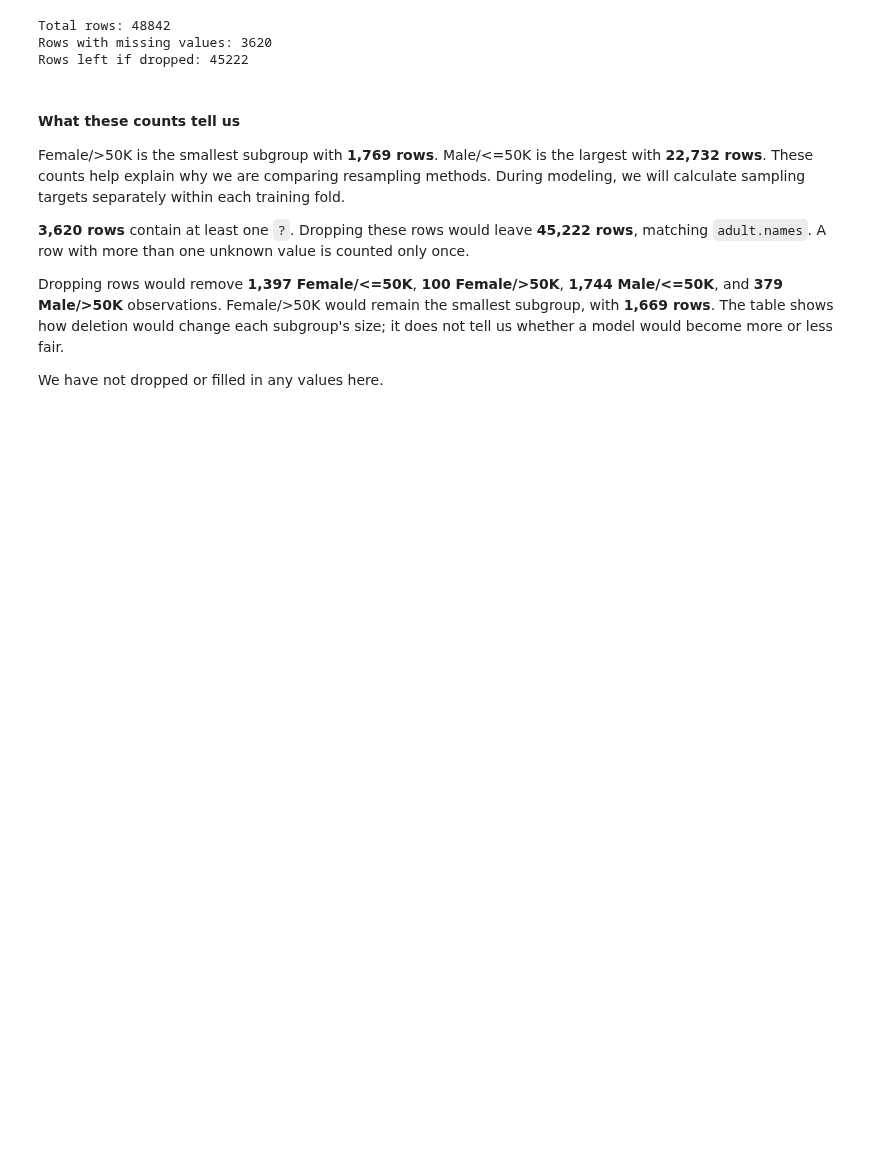
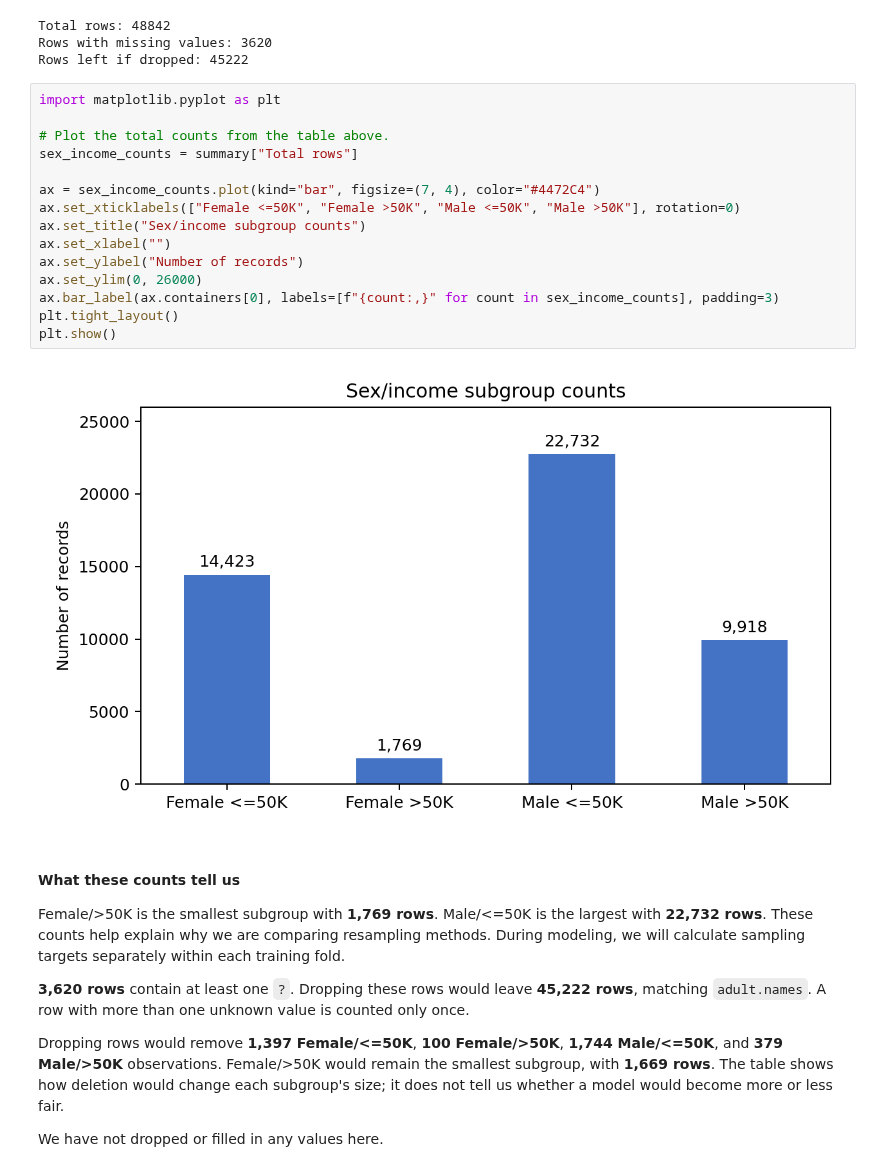
Before and after one commit to jessicabrinegar/data-mining-project, a Jupyter notebook: Phase3_EDA_Brinegar.ipynb, the cells around one changed output. Drawn from its saved outputs; the diff is of its cells as text; blank space fills up the shorter version.

Commit message:
Add subgroup plots and income-rate analysis; update midterm findings

```diff
--- a/Phase3_EDA_Brinegar.ipynb
+++ b/Phase3_EDA_Brinegar.ipynb
@@ -334,6 +334,23 @@ print("Rows left if dropped:", len(subgroup_data) - missing_rows.sum())
 Total rows: 48842
 Rows with missing values: 3620
 Rows left if dropped: 45222
+# %%
+import matplotlib.pyplot as plt
+
+# Plot the total counts from the table above.
+sex_income_counts = summary["Total rows"]
+
+ax = sex_income_counts.plot(kind="bar", figsize=(7, 4), color="#4472C4")
+ax.set_xticklabels(["Female <=50K", "Female >50K", "Male <=50K", "Male >50K"], rotation=0)
+ax.set_title("Sex/income subgroup counts")
+ax.set_xlabel("")
+ax.set_ylabel("Number of records")
+ax.set_ylim(0, 26000)
+ax.bar_label(ax.containers[0], labels=[f"{count:,}" for count in sex_income_counts], padding=3)
+plt.tight_layout()
+plt.show()
+# %% [output]
+[figure, added]
 # %% [markdown]
 #### What these counts tell us
 
```
Also changed, not shown: parts of 4 cells of this notebook, 1 other file.
